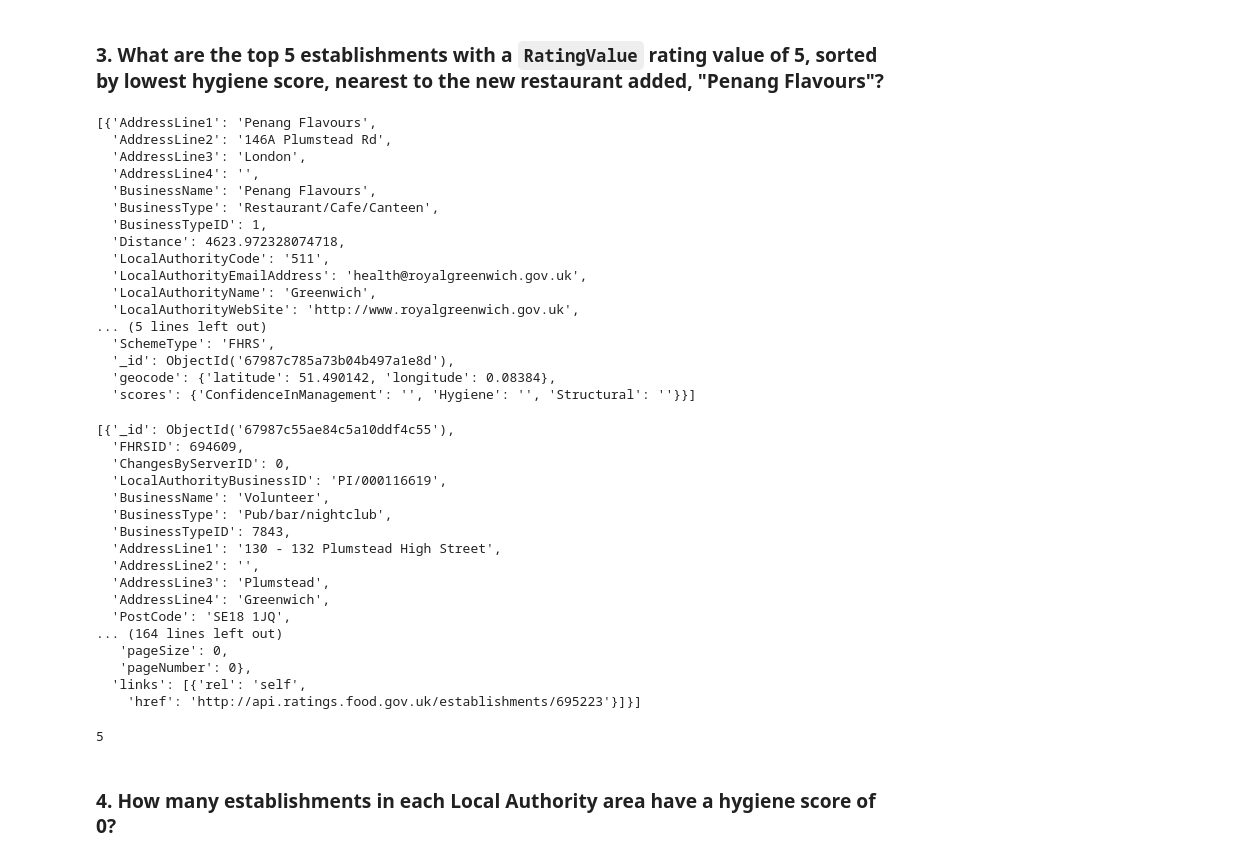
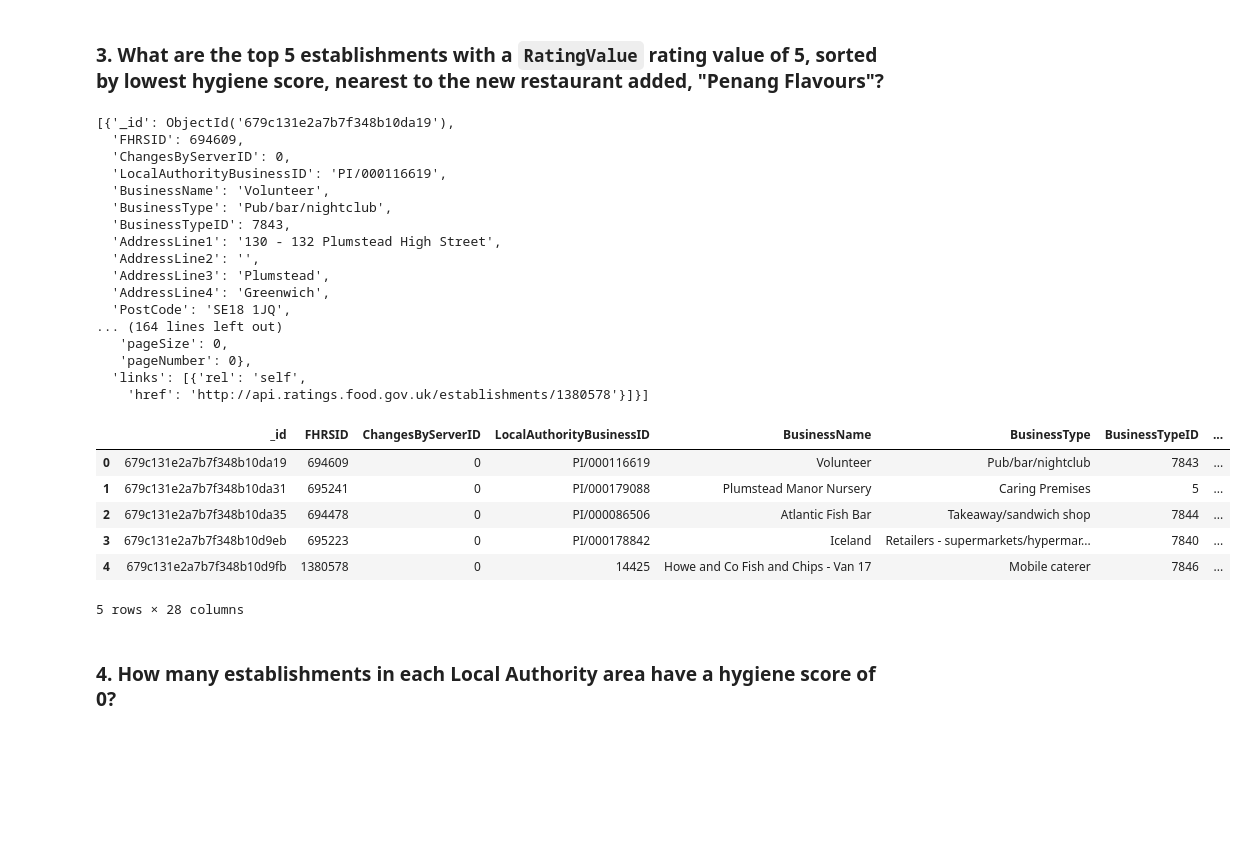
Before and after one commit to BinodGaihre/nosql-challenge, a Jupyter notebook: NoSQL_analysis_starter.ipynb, the cells around one changed output. Cells and saved outputs as stored; diff of their text form; code cells hidden in the pictures; blank space fills up the shorter version.

```diff
--- a/NoSQL_analysis_starter.ipynb
+++ b/NoSQL_analysis_starter.ipynb
@@ -150,30 +130,10 @@ The number of rows 390
 10 rows × 28 columns
 # %% [markdown]
 ### 3. What are the top 5 establishments with a `RatingValue` rating value of 5, sorted by lowest hygiene score, nearest to the new restaurant added, "Penang Flavours"?
-# %%
-pprint(list(establishments.find({'BusinessName':'Penang Flavours'})))
-# %% [output]
-[{'AddressLine1': 'Penang Flavours',
-  'AddressLine2': '146A Plumstead Rd',
-  'AddressLine3': 'London',
-  'AddressLine4': '',
-  'BusinessName': 'Penang Flavours',
-  'BusinessType': 'Restaurant/Cafe/Canteen',
-  'BusinessTypeID': 1,
-  'Distance': 4623.972328074718,
-  'LocalAuthorityCode': '511',
-  'LocalAuthorityEmailAddress': 'health@royalgreenwich.gov.uk',
-  'LocalAuthorityName': 'Greenwich',
-  'LocalAuthorityWebSite': 'http://www.royalgreenwich.gov.uk',
-... (5 lines left out)
-  'SchemeType': 'FHRS',
-  '_id': ObjectId('67987c785a73b04b497a1e8d'),
-  'geocode': {'latitude': 51.490142, 'longitude': 0.08384},
-  'scores': {'ConfidenceInManagement': '', 'Hygiene': '', 'Structural': ''}}]
 # %%
-# Search within 0.01 degree on either side of the latitude and longitude.
-# Rating value must equal 5
-# Sort by hygiene score
+# Searching within 0.01 degree on either side of the latitude and longitude.
+# with rating value must equal 5
+# and sorting by hygiene score
 
 degree_search = 0.01
 latitude = 51.490142
@@ -185,11 +145,11 @@ query = {'geocode.latitude':{'$lte': latitude + degree_search, '$gte': latitude
 sort = [('scores.Hygiene', 1)]
 limit = 5
 
-# Print the results
-results = list(establishments.find(query).sort(sort).limit(limit))
-results
+# Printing the results
+first_result = list(establishments.find(query).sort(sort).limit(5))
+first_result
 # %% [output]
-[{'_id': ObjectId('67987c55ae84c5a10ddf4c55'),
+[{'_id': ObjectId('679c131e2a7b7f348b10da19'),
   'FHRSID': 694609,
   'ChangesByServerID': 0,
   'LocalAuthorityBusinessID': 'PI/000116619',
@@ -205,12 +165,19 @@ results
    'pageSize': 0,
    'pageNumber': 0},
   'links': [{'rel': 'self',
-    'href': 'http://api.ratings.food.gov.uk/establishments/695223'}]}]
+    'href': 'http://api.ratings.food.gov.uk/establishments/1380578'}]}]
 # %%
-# Convert result to Pandas DataFrame
-new_data_df = pd.DataFrame(results)
+# Converting result to Pandas DataFrame
+new_data_df = pd.DataFrame(first_result)
+new_data_df
 # %% [output]
+|  | _id | FHRSID | ChangesByServerID | LocalAuthorityBusinessID | BusinessName | BusinessType | BusinessTypeID | ... |
+| 0 | 679c131e2a7b7f348b10da19 | 694609 | 0 | PI/000116619 | Volunteer | Pub/bar/nightclub | 7843 | ... |
+| 1 | 679c131e2a7b7f348b10da31 | 695241 | 0 | PI/000179088 | Plumstead Manor Nursery | Caring Premises | 5 | ... |
+| 2 | 679c131e2a7b7f348b10da35 | 694478 | 0 | PI/000086506 | Atlantic Fish Bar | Takeaway/sandwich shop | 7844 | ... |
+| 3 | 679c131e2a7b7f348b10d9eb | 695223 | 0 | PI/000178842 | Iceland | Retailers - supermarkets/hypermar... | 7840 | ... |
+| 4 | 679c131e2a7b7f348b10d9fb | 1380578 | 0 | 14425 | Howe and Co Fish and Chips - Van 17 | Mobile caterer | 7846 | ... |
-5
+5 rows × 28 columns
 # %% [markdown]
 ### 4. How many establishments in each Local Authority area have a hygiene score of 0?
 # %%
```
Also changed, not shown: parts of 11 cells of this notebook, 2 other files.
